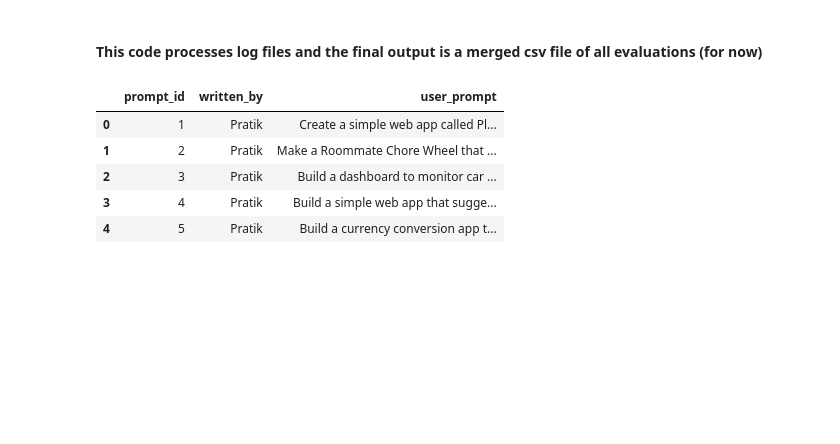
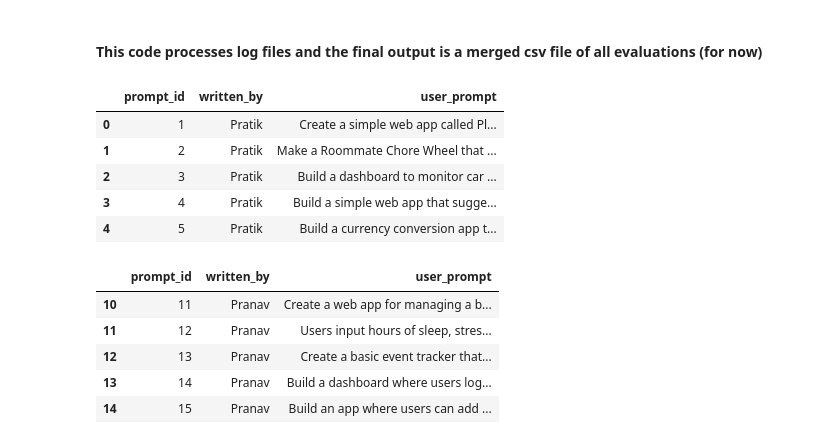
Before and after one commit to PratikNichite/app.build-eval-docs, a Jupyter notebook: code.ipynb, the cells around one changed output. Drawn from its saved outputs; the diff is of its cells as text; code cells hidden in the pictures; blank space fills up the shorter version.

```diff
--- a/code.ipynb
+++ b/code.ipynb
@@ -13,4 +13,13 @@ df_prompts.head()
 | 2 | 3 | Pratik | Build a dashboard to monitor car ... |
 | 3 | 4 | Pratik | Build a simple web app that sugge... |
 | 4 | 5 | Pratik | Build a currency conversion app t... |
+# %%
+df_prompts.tail()
+# %% [output]
+|  | prompt_id | written_by | user_prompt |
+| 10 | 11 | Pranav | Create a web app for managing a b... |
+| 11 | 12 | Pranav | Users input hours of sleep, stres... |
+| 12 | 13 | Pranav | Create a basic event tracker that... |
+| 13 | 14 | Pranav | Build a dashboard where users log... |
+| 14 | 15 | Pranav | Build an app where users can add ... |
 # %%
```
Also changed, not shown: parts of 5 cells of this notebook, 15 other files.
